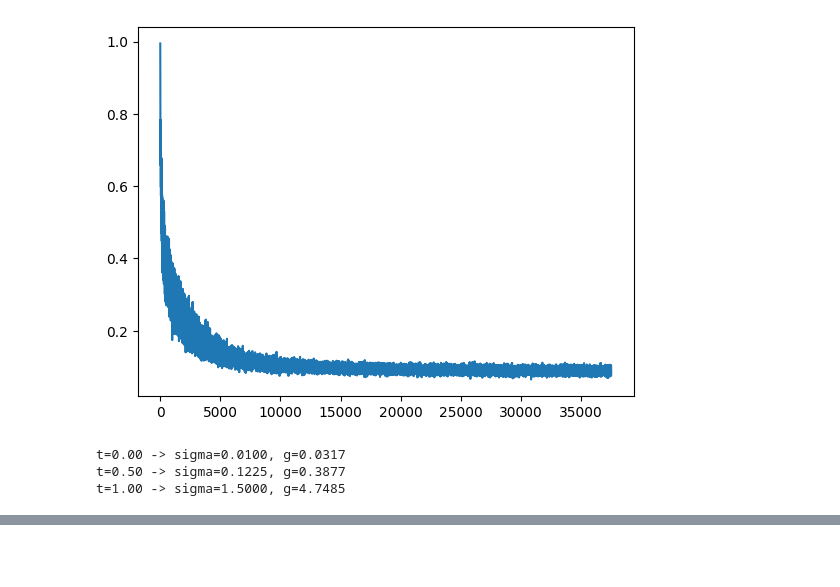
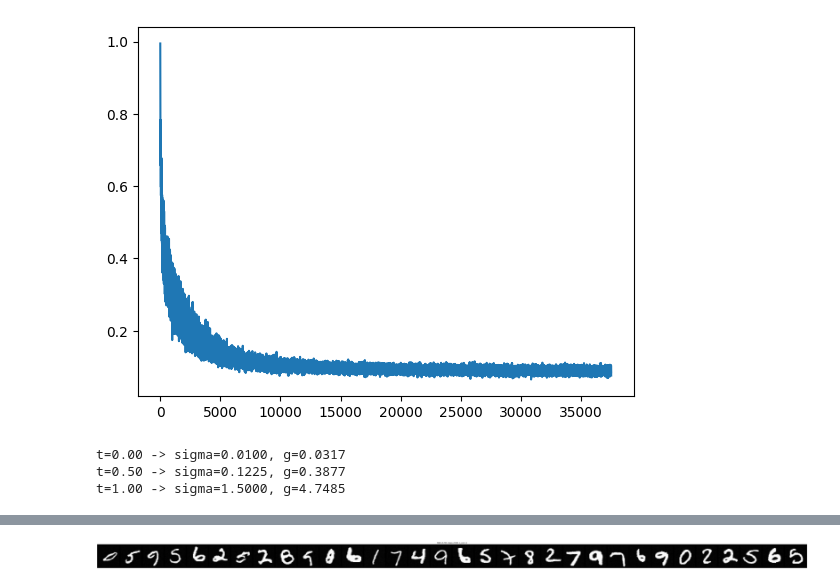
Before and after one commit to Loudwig/DSM, a Jupyter notebook: src/VE-SDE/mnist/eval.ipynb, the cells around one changed output, grey strips where cells are left out. Drawn from its saved outputs; the diff is of its cells as text; code cells hidden in the pictures; blank space fills up the shorter version.

```diff
--- a/src/VE-SDE/mnist/eval.ipynb
+++ b/src/VE-SDE/mnist/eval.ipynb
@@ -462,0 +139,15 @@ Snapshot steps: [0, 250, 500, 750, 1000]
+# %%
+def per_image_minmax_to_01(x):
+    """
+    x : (B, C, H, W)
+    Pour chaque image du batch, fait :
+        x -> (x - min) / (max - min)  dans [0,1]
+    avec min/max pris sur (C,H,W) de chaque image séparément.
+    """
+    B = x.shape[0]
+    x_flat = x.view(B, -1)                        # (B, C*H*W)
+    x_min = x_flat.min(dim=1).values.view(B, 1, 1, 1)
+    x_max = x_flat.max(dim=1).values.view(B, 1, 1, 1)
+    denom = (x_max - x_min).clamp_min(1e-8)
+    x_01 = (x - x_min) / denom
+    return x_01
@@ -462,0 +288,32 @@ Snapshot steps: [0, 250, 500, 750, 1000]
+# %%
+x_final_list = []
+config_list = []
+
+snr_list = [0.25]
+num_steps_list = [1000]
+n_corrector_steps_list = [1]
+
+num_samples = 32
+
+for snr in snr_list:
+    for num_steps in num_steps_list:
+        for n_corrector_steps in n_corrector_steps_list:
+            x_final, _ = pc_sampler_ve_snr(
+                num_samples=num_samples,
+                num_steps=num_steps,
+                n_corrector_steps=n_corrector_steps,
+                snr=snr,
+            )
+            x_final_list.append(x_final)
+            config_list.append((snr, num_steps, n_corrector_steps))
+# %%
+for (snr, num_steps, n_corrector_steps), x_final in zip(config_list, x_final_list):
+    x_final_vis = per_image_minmax_to_01(x_final)
+    grid = make_grid(x_final_vis, nrow=num_samples)
+    plt.figure(figsize=(3 * num_samples, 3))
+    plt.imshow(grid.permute(1, 2, 0).cpu())
+    plt.axis("off")
+    plt.title(f"SNR={snr:.3f}, steps={num_steps}, n_corr={n_corrector_steps}")
+    plt.show()
+# %% [output]
+[figure, added]
```
Also changed, not shown: parts of 19 cells of this notebook, 31 other files.
